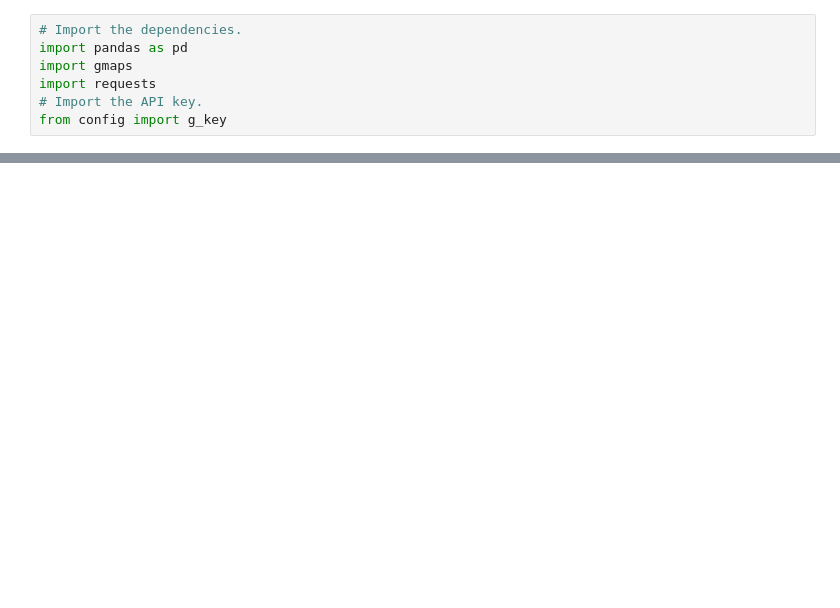
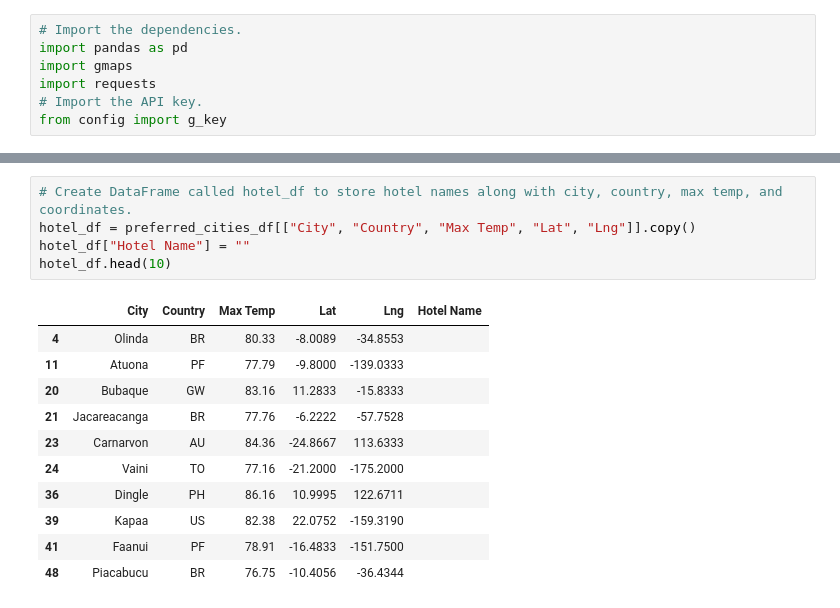
Before and after one commit to deejoseph281/World_Weather_Analysis, a Jupyter notebook: VacationPy.ipynb, the cells around one changed output, grey strips where cells are left out. Cells and saved outputs as stored; diff of their text form; blank space fills up the shorter version.

```diff
--- a/VacationPy.ipynb
+++ b/VacationPy.ipynb
@@ -13,0 +169,17 @@ FileNotFoundError: [Errno 2] No such file or directory: 'weather_data/cities.csv
+# %%
+# Create DataFrame called hotel_df to store hotel names along with city, country, max temp, and coordinates.
+hotel_df = preferred_cities_df[["City", "Country", "Max Temp", "Lat", "Lng"]].copy()
+hotel_df["Hotel Name"] = ""
+hotel_df.head(10)
+# %% [output]
+|  | City | Country | Max Temp | Lat | Lng | Hotel Name |
+| 4 | Olinda | BR | 80.33 | -8.0089 | -34.8553 |  |
+| 11 | Atuona | PF | 77.79 | -9.8000 | -139.0333 |  |
+| 20 | Bubaque | GW | 83.16 | 11.2833 | -15.8333 |  |
+| 21 | Jacareacanga | BR | 77.76 | -6.2222 | -57.7528 |  |
+| 23 | Carnarvon | AU | 84.36 | -24.8667 | 113.6333 |  |
+| 24 | Vaini | TO | 77.16 | -21.2000 | -175.2000 |  |
+| 36 | Dingle | PH | 86.16 | 10.9995 | 122.6711 |  |
+| 39 | Kapaa | US | 82.38 | 22.0752 | -159.3190 |  |
+| 41 | Faanui | PF | 78.91 | -16.4833 | -151.7500 |  |
+| 48 | Piacabucu | BR | 76.75 | -10.4056 | -36.4344 |  |
```
Also changed, not shown: parts of 22 cells of this notebook.
